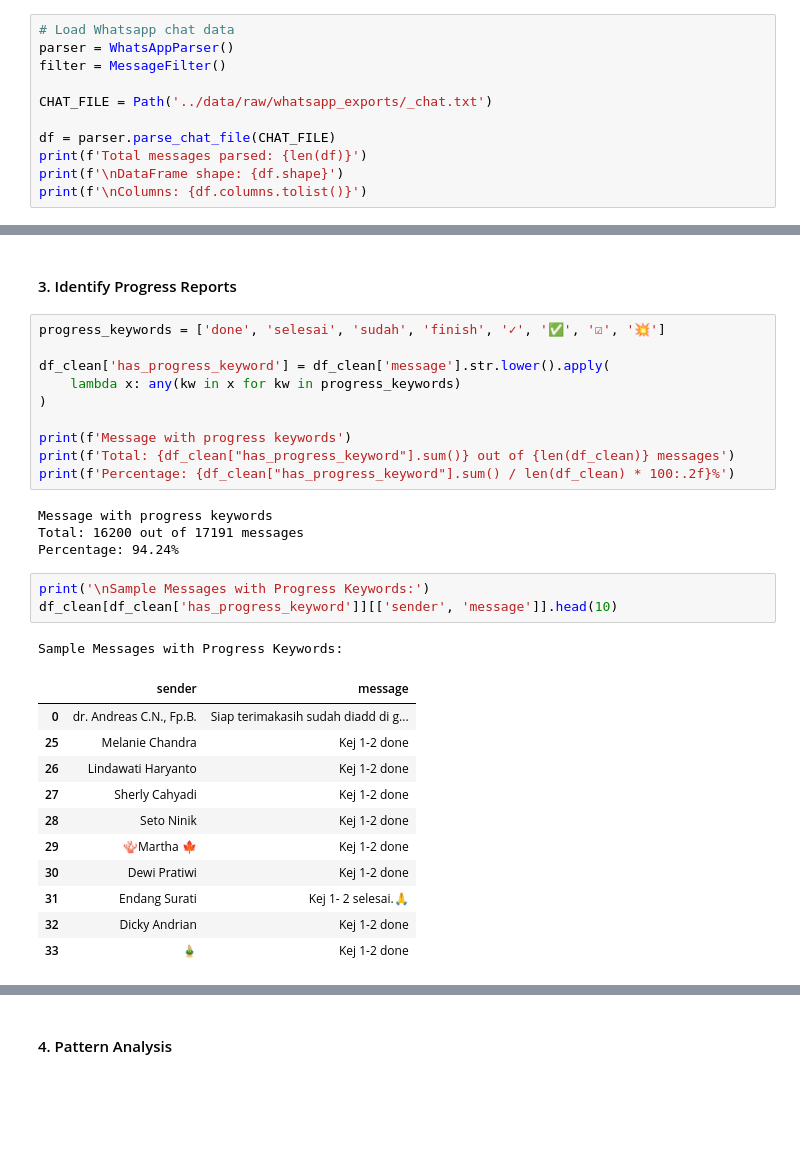
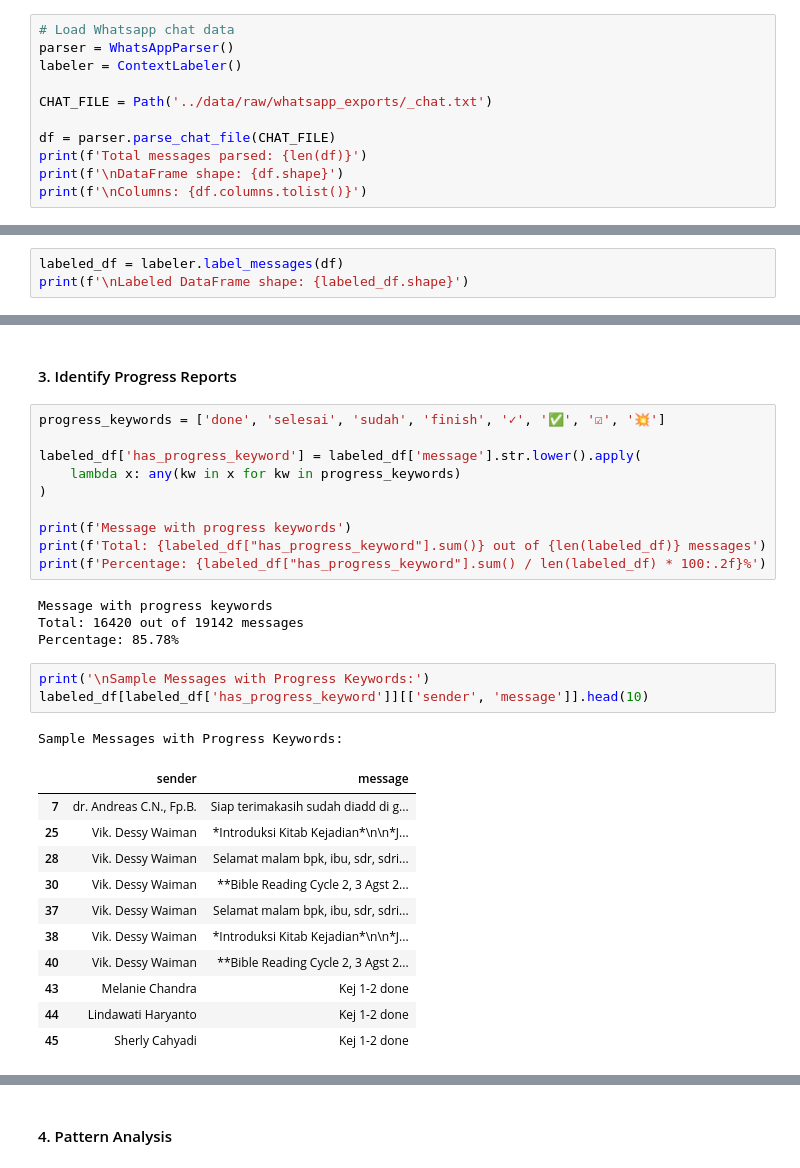
Before and after one commit to JasonYehezkiel/bible_progress_tracker, a Jupyter notebook: notebooks/01_data_exploration.ipynb, the cells around one changed output, grey strips where cells are left out. Drawn from its saved outputs; the diff is of its cells as text; blank space fills up the shorter version.

```diff
--- a/notebooks/01_data_exploration.ipynb
+++ b/notebooks/01_data_exploration.ipynb
@@ -34,7 +34,7 @@ plt.rcParams['figure.figsize'] = (14, 6)
 # %%
 # Load Whatsapp chat data
 parser = WhatsAppParser()
-filter = MessageFilter()
+labeler = ContextLabeler()
 
 CHAT_FILE = Path('../data/raw/whatsapp_exports/_chat.txt')
 
@@ -118,0 +51,3 @@ df_clean.to_csv('..\data\processed\cleaned_messages.csv', index=False, encoding=
+# %%
+labeled_df = labeler.label_messages(df)
+print(f'\nLabeled DataFrame shape: {labeled_df.shape}')
@@ -239,33 +222,33 @@ plt.show()
 # %%
 progress_keywords = ['done', 'selesai', 'sudah', 'finish', '✓', '✅', '☑', '💥']
 
-df_clean['has_progress_keyword'] = df_clean['message'].str.lower().apply(
+labeled_df['has_progress_keyword'] = labeled_df['message'].str.lower().apply(
     lambda x: any(kw in x for kw in progress_keywords)
 )
 
 print(f'Message with progress keywords')
-print(f'Total: {df_clean["has_progress_keyword"].sum()} out of {len(df_clean)} messages')
-print(f'Percentage: {df_clean["has_progress_keyword"].sum() / len(df_clean) * 100:.2f}%')
+print(f'Total: {labeled_df["has_progress_keyword"].sum()} out of {len(labeled_df)} messages')
+print(f'Percentage: {labeled_df["has_progress_keyword"].sum() / len(labeled_df) * 100:.2f}%')
 # %% [output]
 Message with progress keywords
-Total: 16200 out of 17191 messages
-Percentage: 94.24%
+Total: 16420 out of 19142 messages
+Percentage: 85.78%
 # %%
 print('\nSample Messages with Progress Keywords:')
-df_clean[df_clean['has_progress_keyword']][['sender', 'message']].head(10)
+labeled_df[labeled_df['has_progress_keyword']][['sender', 'message']].head(10)
 # %% [output]
 Sample Messages with Progress Keywords:
 |  | sender | message |
-| 0 | dr. Andreas C.N., Fp.B. | Siap terimakasih sudah diadd di g... |
-| 25 | Melanie Chandra | Kej 1-2 done |
-| 26 | Lindawati Haryanto | Kej 1-2 done |
-| 27 | Sherly Cahyadi | Kej 1-2 done |
-| 28 | Seto Ninik | Kej 1-2 done |
-| 29 | 🪸Martha 🍁 | Kej 1-2 done |
-| 30 | Dewi Pratiwi | Kej 1-2 done |
-| 31 | Endang Surati | Kej 1- 2 selesai.🙏 |
-| 32 | Dicky Andrian | Kej 1-2 done |
-| 33 | 🎍 | Kej 1-2 done |
+| 7 | dr. Andreas C.N., Fp.B. | Siap terimakasih sudah diadd di g... |
+| 25 | Vik. Dessy Waiman | *Introduksi Kitab Kejadian*\n\n*J... |
+| 28 | Vik. Dessy Waiman | Selamat malam bpk, ibu, sdr, sdri... |
+| 30 | Vik. Dessy Waiman | **Bible Reading Cycle 2, 3 Agst 2... |
+| 37 | Vik. Dessy Waiman | Selamat malam bpk, ibu, sdr, sdri... |
+| 38 | Vik. Dessy Waiman | *Introduksi Kitab Kejadian*\n\n*J... |
+| 40 | Vik. Dessy Waiman | **Bible Reading Cycle 2, 3 Agst 2... |
+| 43 | Melanie Chandra | Kej 1-2 done |
+| 44 | Lindawati Haryanto | Kej 1-2 done |
+| 45 | Sherly Cahyadi | Kej 1-2 done |
 # %%
 # Extract bible references
 import json
```
Also changed, not shown: parts of 32 cells of this notebook, 5 other files.
